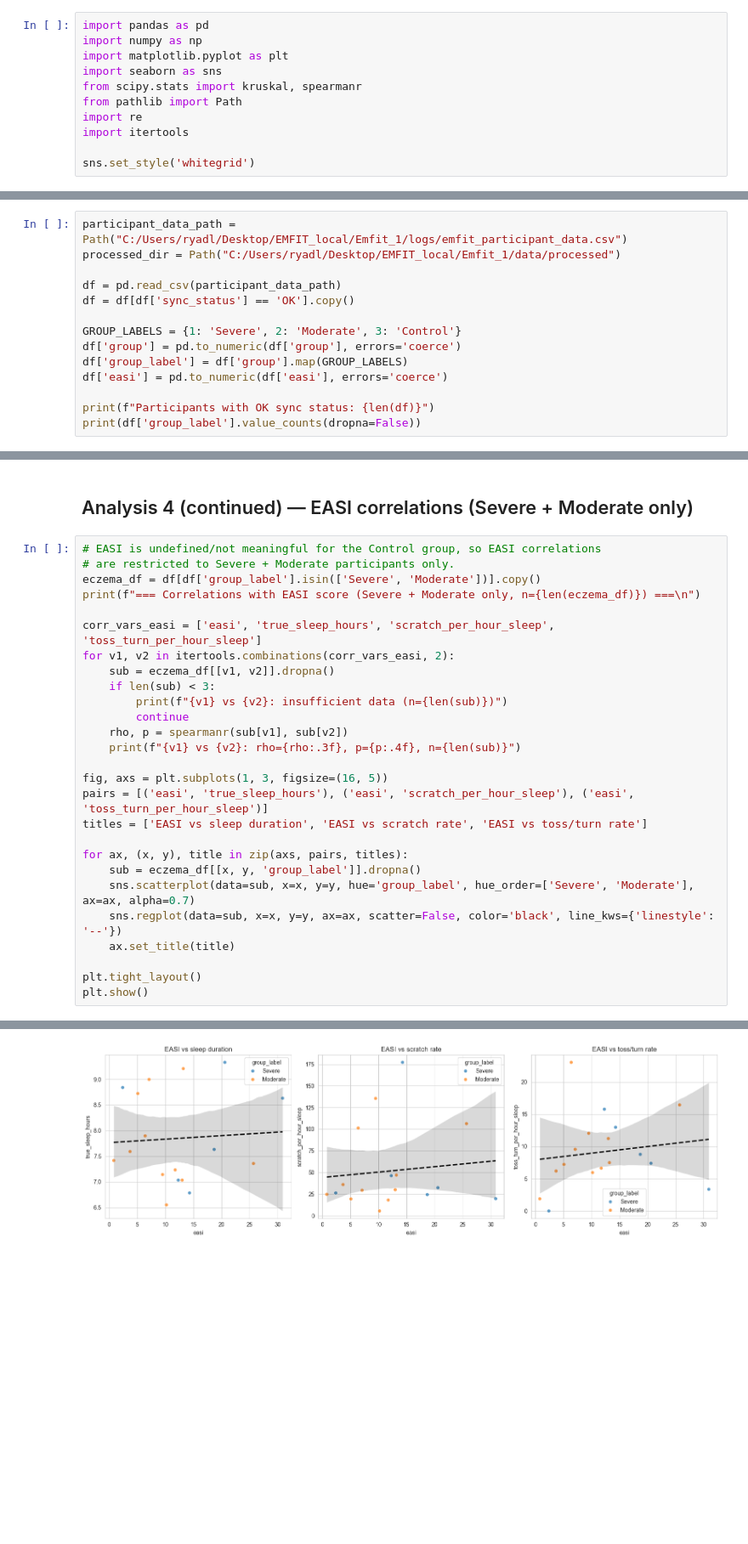
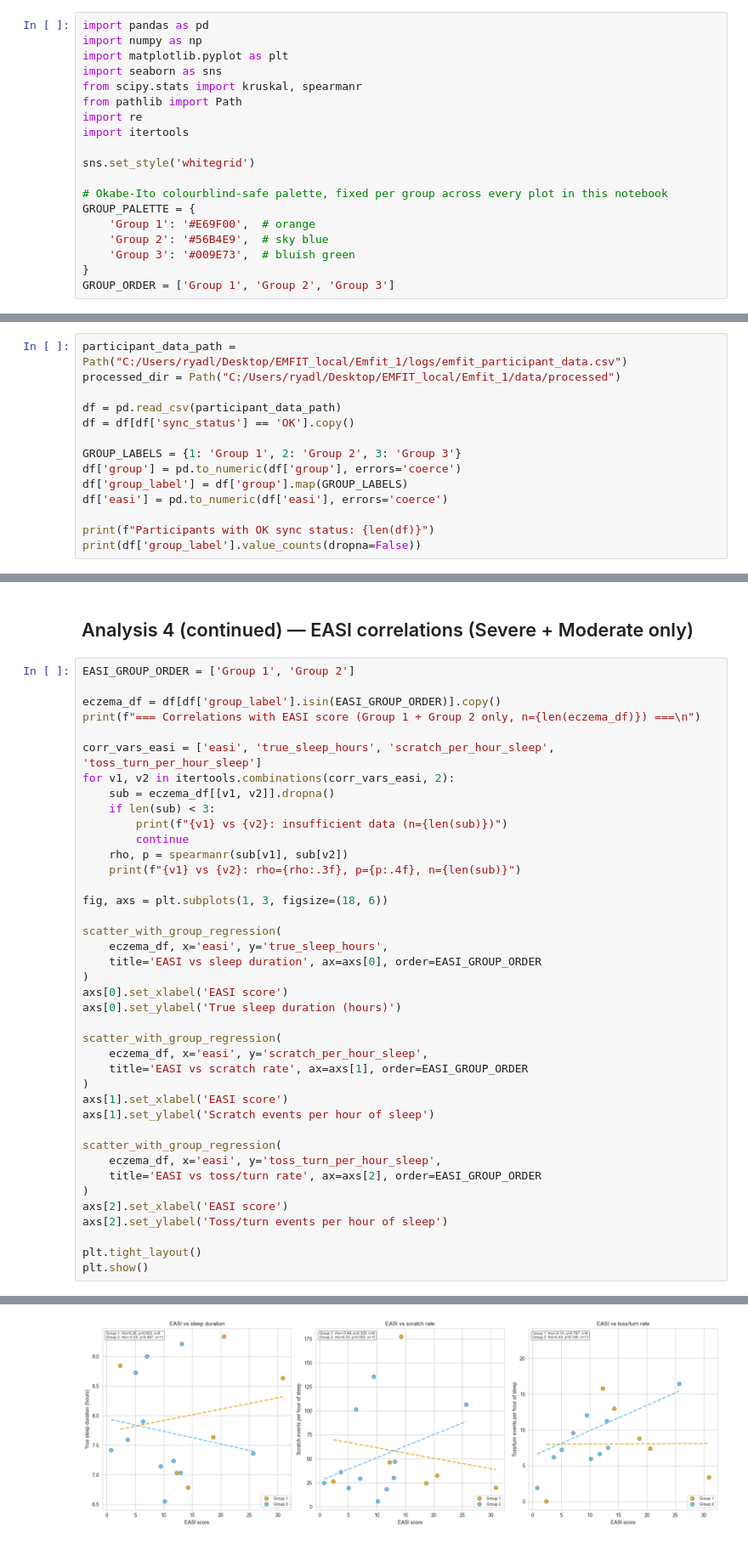
Before and after one commit to ryadl14/Mind_and_Skin, a Jupyter notebook: scripts/tossnturn_analysis.ipynb, the cells around one changed output, grey strips where cells are left out. Shown at 85% size. Drawn from its saved outputs; the diff is of its cells as text; blank space fills up the shorter version.

```diff
--- a/scripts/tossnturn_analysis.ipynb
+++ b/scripts/tossnturn_analysis.ipynb
@@ -21,6 +21,14 @@ import re
 import itertools
 
 sns.set_style('whitegrid')
+
+# Okabe-Ito colourblind-safe palette, fixed per group across every plot in this notebook
+GROUP_PALETTE = {
+    'Group 1': '#E69F00',  # orange
+    'Group 2': '#56B4E9',  # sky blue
+    'Group 3': '#009E73',  # bluish green
+}
+GROUP_ORDER = ['Group 1', 'Group 2', 'Group 3']
 # %% [markdown]
 ## 1. Load data and prepare groups
 # %%
@@ -30,7 +38,7 @@ processed_dir = Path("C:/Users/ryadl/Desktop/EMFIT_local/Emfit_1/data/processed"
 df = pd.read_csv(participant_data_path)
 df = df[df['sync_status'] == 'OK'].copy()
 
-GROUP_LABELS = {1: 'Severe', 2: 'Moderate', 3: 'Control'}
+GROUP_LABELS = {1: 'Group 1', 2: 'Group 2', 3: 'Group 3'}
 df['group'] = pd.to_numeric(df['group'], errors='coerce')
 df['group_label'] = df['group'].map(GROUP_LABELS)
 df['easi'] = pd.to_numeric(df['easi'], errors='coerce')
@@ -252,10 +381,10 @@ scratch_per_hour_sleep vs toss_turn_per_hour_sleep: rho=0.485, p=0.0141, n=25
 # %% [markdown]
 ## Analysis 4 (continued) — EASI correlations (Severe + Moderate only)
 # %%
-# EASI is undefined/not meaningful for the Control group, so EASI correlations
-# are restricted to Severe + Moderate participants only.
-eczema_df = df[df['group_label'].isin(['Severe', 'Moderate'])].copy()
-print(f"=== Correlations with EASI score (Severe + Moderate only, n={len(eczema_df)}) ===\n")
+EASI_GROUP_ORDER = ['Group 1', 'Group 2']
+
+eczema_df = df[df['group_label'].isin(EASI_GROUP_ORDER)].copy()
+print(f"=== Correlations with EASI score (Group 1 + Group 2 only, n={len(eczema_df)}) ===\n")
 
 corr_vars_easi = ['easi', 'true_sleep_hours', 'scratch_per_hour_sleep', 'toss_turn_per_hour_sleep']
 for v1, v2 in itertools.combinations(corr_vars_easi, 2):
@@ -266,15 +395,28 @@ for v1, v2 in itertools.combinations(corr_vars_easi, 2):
     rho, p = spearmanr(sub[v1], sub[v2])
     print(f"{v1} vs {v2}: rho={rho:.3f}, p={p:.4f}, n={len(sub)}")
 
-fig, axs = plt.subplots(1, 3, figsize=(16, 5))
-pairs = [('easi', 'true_sleep_hours'), ('easi', 'scratch_per_hour_sleep'), ('easi', 'toss_turn_per_hour_sleep')]
-titles = ['EASI vs sleep duration', 'EASI vs scratch rate', 'EASI vs toss/turn rate']
+fig, axs = plt.subplots(1, 3, figsize=(18, 6))
 
-for ax, (x, y), title in zip(axs, pairs, titles):
-    sub = eczema_df[[x, y, 'group_label']].dropna()
-    sns.scatterplot(data=sub, x=x, y=y, hue='group_label', hue_order=['Severe', 'Moderate'], ax=ax, alpha=0.7)
-    sns.regplot(data=sub, x=x, y=y, ax=ax, scatter=False, color='black', line_kws={'linestyle': '--'})
-    ax.set_title(title)
+scatter_with_group_regression(
+    eczema_df, x='easi', y='true_sleep_hours',
+    title='EASI vs sleep duration', ax=axs[0], order=EASI_GROUP_ORDER
+)
+axs[0].set_xlabel('EASI score')
+axs[0].set_ylabel('True sleep duration (hours)')
+
+scatter_with_group_regression(
+    eczema_df, x='easi', y='scratch_per_hour_sleep',
+    title='EASI vs scratch rate', ax=axs[1], order=EASI_GROUP_ORDER
+)
+axs[1].set_xlabel('EASI score')
+axs[1].set_ylabel('Scratch events per hour of sleep')
+
+scatter_with_group_regression(
+    eczema_df, x='easi', y='toss_turn_per_hour_sleep',
+    title='EASI vs toss/turn rate', ax=axs[2], order=EASI_GROUP_ORDER
+)
+axs[2].set_xlabel('EASI score')
+axs[2].set_ylabel('Toss/turn events per hour of sleep')
 
 plt.tight_layout()
 plt.show()
@@ -283,11 +425,11 @@ plt.show()
 
 easi vs true_sleep_hours: rho=-0.043, p=0.8701, n=17
 easi vs scratch_per_hour_sleep: rho=0.167, p=0.5226, n=17
 easi vs toss_turn_per_hour_sleep: rho=0.336, p=0.1876, n=17
 true_sleep_hours vs scratch_per_hour_sleep: rho=-0.092, p=0.7255, n=17
 true_sleep_hours vs toss_turn_per_hour_sleep: rho=-0.254, p=0.3256, n=17
 scratch_per_hour_sleep vs toss_turn_per_hour_sleep: rho=0.718, p=0.0012, n=17
-[figure, old version]
+[figure, new version]
 # %% [markdown]
 ## Notes
 
```
Also changed, not shown: parts of 7 cells of this notebook.
